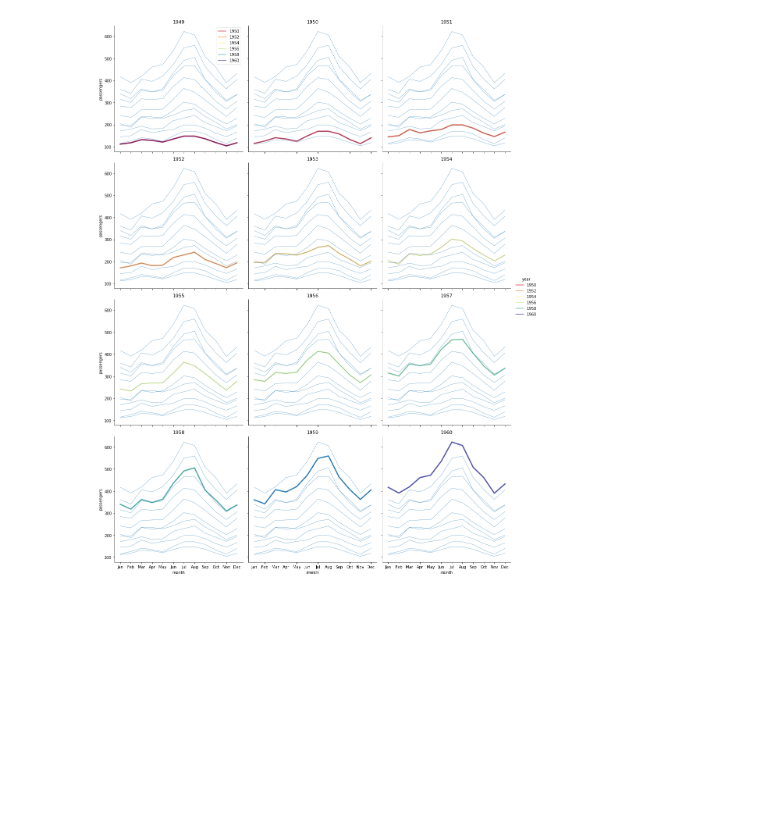
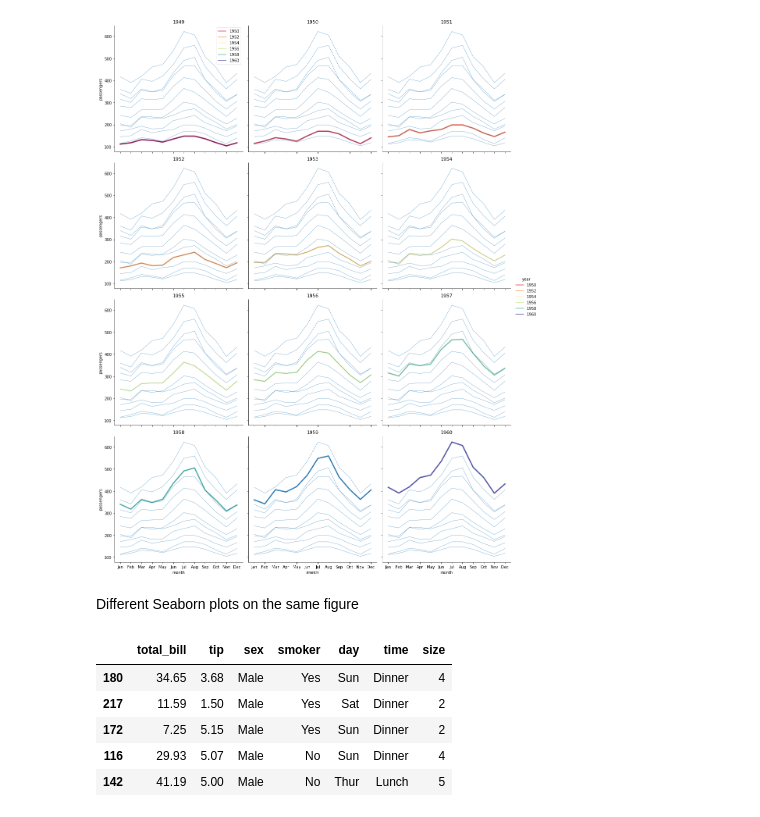
Before and after one commit to JordaanI/Matplotlib, a Jupyter notebook: Main.ipynb, the cells around one changed output. Saved outputs shown, nothing was run; the diff lists cells and outputs as text; code cells hidden in the pictures; blank space fills up the shorter version.

```diff
--- a/Main.ipynb
+++ b/Main.ipynb
@@ -185,3 +184,15 @@ for year, ax in plots.axes_dict.items():
     ax.set_title(year)
 # %% [output]
 [figure]
+# %% [markdown]
+Different Seaborn plots on the same figure
+# %%
+df_tips = pd.DataFrame(sns.load_dataset('tips'))
+df_tips.sample(5)
+# %% [output]
+|  | total_bill | tip | sex | smoker | day | time | size |
+| 180 | 34.65 | 3.68 | Male | Yes | Sun | Dinner | 4 |
+| 217 | 11.59 | 1.50 | Male | Yes | Sat | Dinner | 2 |
+| 172 | 7.25 | 5.15 | Male | Yes | Sun | Dinner | 2 |
+| 116 | 29.93 | 5.07 | Male | No | Sun | Dinner | 4 |
+| 142 | 41.19 | 5.00 | Male | No | Thur | Lunch | 5 |
```
Also changed, not shown: parts of 6 cells of this notebook.
